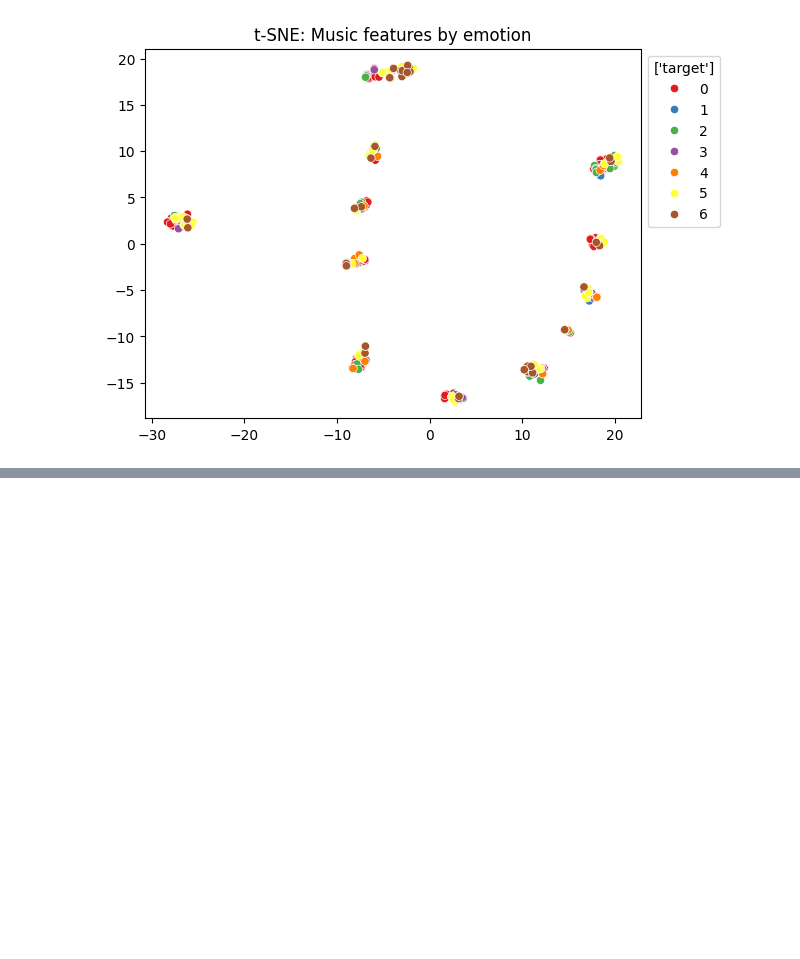
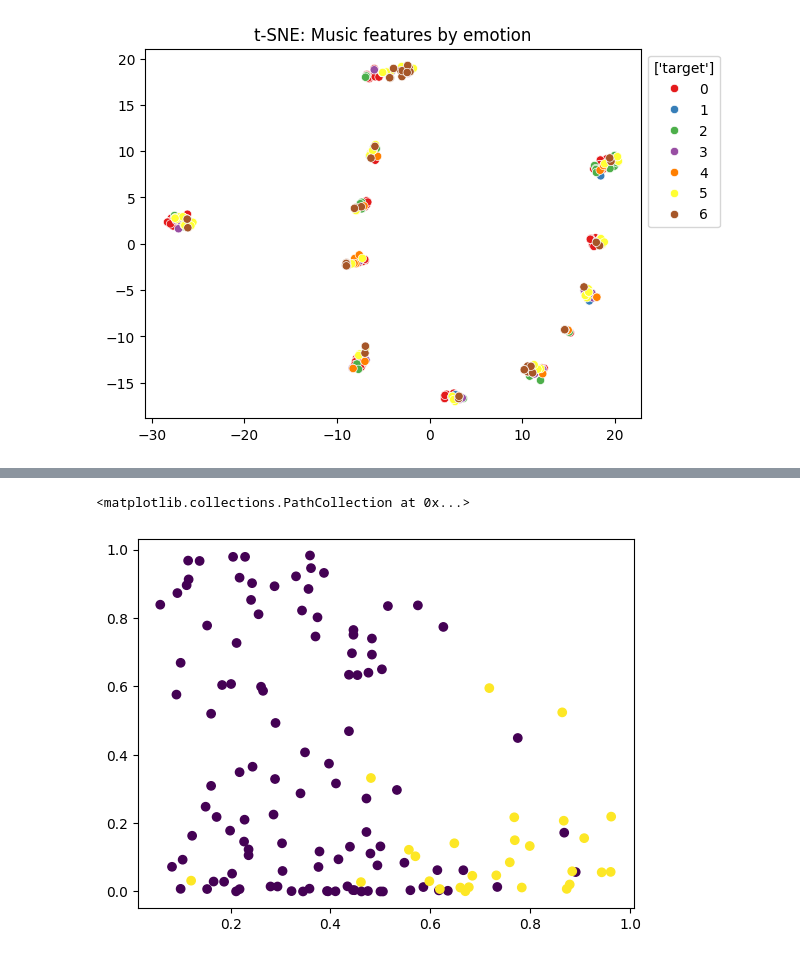
Before and after one commit to OnedayOneyeah/BKMS, a Jupyter notebook: data_analysis.ipynb, the cells around one changed output, grey strips where cells are left out. Saved outputs shown, nothing was run; the diff lists cells and outputs as text; code cells hidden in the pictures; blank space fills up the shorter version.

```diff
--- a/data_analysis.ipynb
+++ b/data_analysis.ipynb
@@ -295,0 +298,10 @@ plt.show()
+# %%
+import matplotlib.pyplot as plt
+x = binary_data['valence'].to_numpy()
+y = binary_data['acousticness'].to_numpy()
+colors = binary_data['emotion'].to_numpy()
+# %%
+plt.scatter(x, y, c=colors)
+# %% [output]
+<matplotlib.collections.PathCollection at 0x...>
+[figure, added]
```
Also changed, not shown: parts of 1 cell of this notebook.
